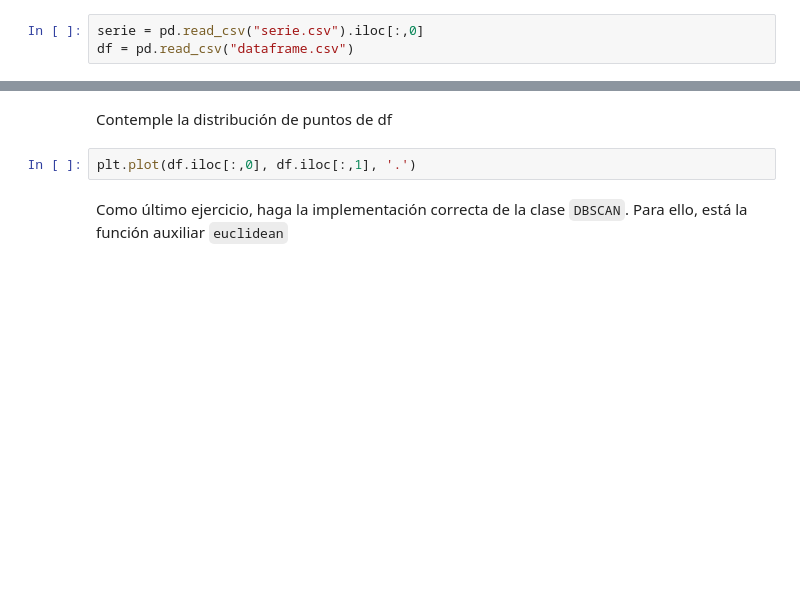
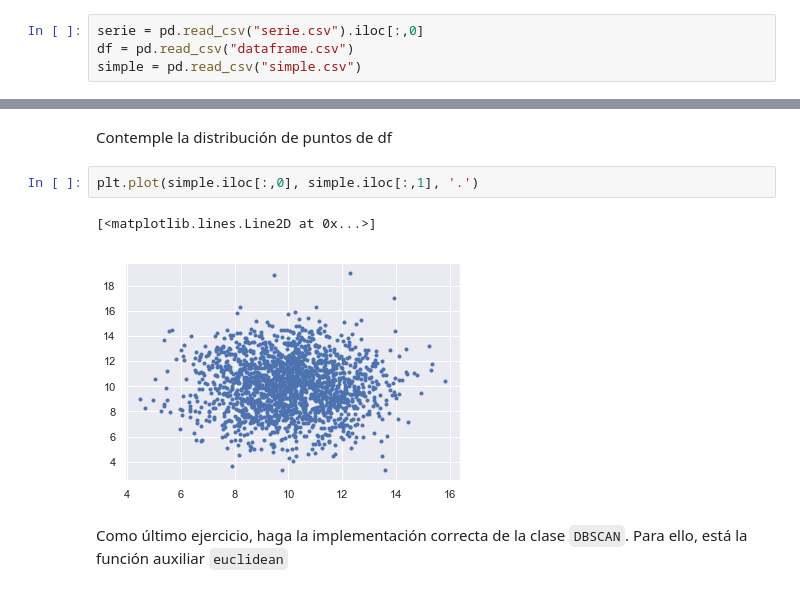
Before and after one commit to JDRL96/fc-aead-1, a Jupyter notebook: Ejercicios/Atipico.ipynb, the cells around one changed output, grey strips where cells are left out. Cells and saved outputs as stored; diff of their text form; blank space fills up the shorter version.

```diff
--- a/Ejercicios/Atipico.ipynb
+++ b/Ejercicios/Atipico.ipynb
@@ -14,6 +14,7 @@ sns.set()
 # %%
 serie = pd.read_csv("serie.csv").iloc[:,0]
 df = pd.read_csv("dataframe.csv")
+simple = pd.read_csv("simple.csv")
 # %% [markdown]
 # Z-Score
 # %% [markdown]
@@ -49,7 +58,10 @@ Exo2(int(0))
 # %% [markdown]
 Contemple la distribución de puntos de df
 # %%
-plt.plot(df.iloc[:,0], df.iloc[:,1], '.')
+plt.plot(simple.iloc[:,0], simple.iloc[:,1], '.')
+# %% [output]
+[<matplotlib.lines.Line2D at 0x...>]
+[figure, added]
 # %% [markdown]
 Como último ejercicio, haga la implementación correcta de la clase `DBSCAN`. Para ello, está la función auxiliar `euclidean`
 # %%
```
Also changed, not shown: parts of 9 cells of this notebook.
